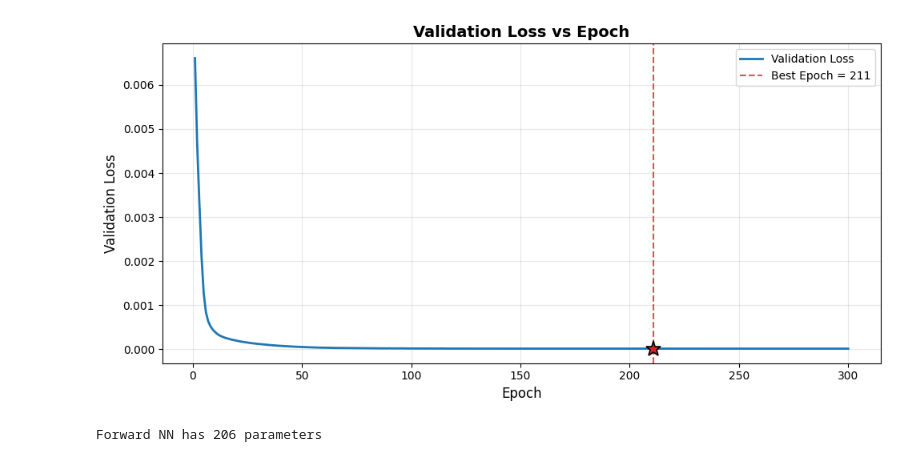
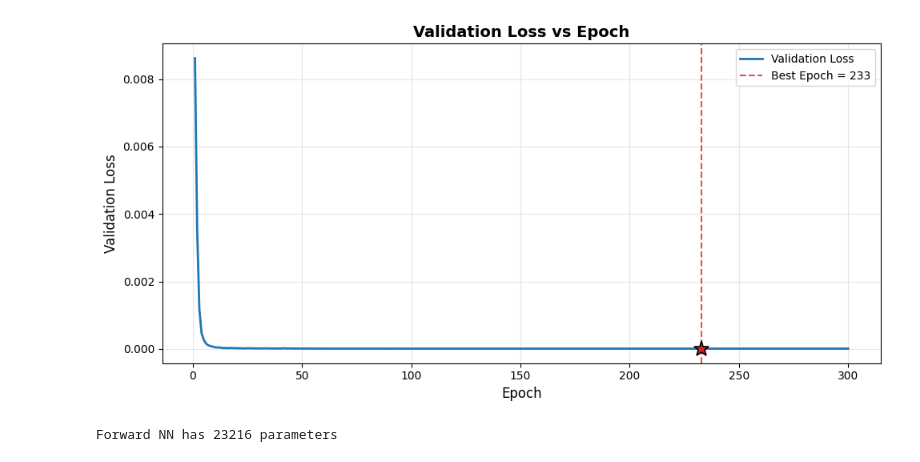
Before and after one commit to aquigney/sparseDPD, a Jupyter notebook: refactored_notebook.ipynb, the cells around one changed output. Drawn from its saved outputs; the diff is of its cells as text; code cells hidden in the pictures.

```diff
--- a/refactored_notebook.ipynb
+++ b/refactored_notebook.ipynb
@@ -110,15 +111,15 @@ for idx, (name, dataset) in enumerate(datasets.items()):
 simpleDataManager = DataManager(filepath='PA_IO.mat', num_training_points=10000, num_validaiton_points=10000, num_test_points=2000)
 
 # Setup a volterra model and a volterra inverse
-volterra_forward_model = Volterra(num_nl_orders=5, num_memory_levels=15, dataset=simpleDataManager.training_dataset)
+volterra_forward_model = Volterra(num_nl_orders=3, num_memory_levels=20, dataset=simpleDataManager.training_dataset)
 
 print(f" Volterra NMSE: {volterra_forward_model.calculate_volterra_nmse(simpleDataManager.test_dataset)} dB")
 
 # Test NN forward performance
-forward_nn = PNTDNN_NeuralNetwork(num_memory_levels=20, model_type='OneLayerNetwork_Skip', forward_model=True)
+forward_nn = PNTDNN_NeuralNetwork(num_memory_levels=20, model_type='MultiLayerNetwork_Skip', forward_model=True)
 train_losses_fwd, valid_losses_fwd, best_epoch_fwd = forward_nn.get_best_model(num_epochs=300, training_dataset=simpleDataManager.training_dataset,
-                                                                               validation_dataset=simpleDataManager.validation_dataset, learning_rate=1e-3, use_frames=True,
-                                                                               frame_stride=300, frame_length=500, grad_clip_val=1.0)
+                                                                               validation_dataset=simpleDataManager.validation_dataset, learning_rate=1e-3, use_frames=False,
+                                                                               frame_stride=20, frame_length=100, grad_clip_val=1.0)
 # Print NMSE for forward model
 fwd_nmse = forward_nn.calculate_forward_nmse(simpleDataManager.test_dataset)
 print(f"NN Forward Model NMSE: {fwd_nmse:.2f} dB")
@@ -145,5 +146,5 @@ NN Forward Model NMSE: -37.45 dB
-[figure, old version]
+[figure, new version]
-Forward NN has 206 parameters
+Forward NN has 23216 parameters
 # %%
 # Using RVTDNN on original simple dataset
 ARVTDNN_forward_nn = ARVTDNN_NeuralNetwork(num_memory_levels=20, model_type='OneLayerNetwork', forward_model=True)
```
Also changed, not shown: parts of 5 cells of this notebook, 3 other files.
